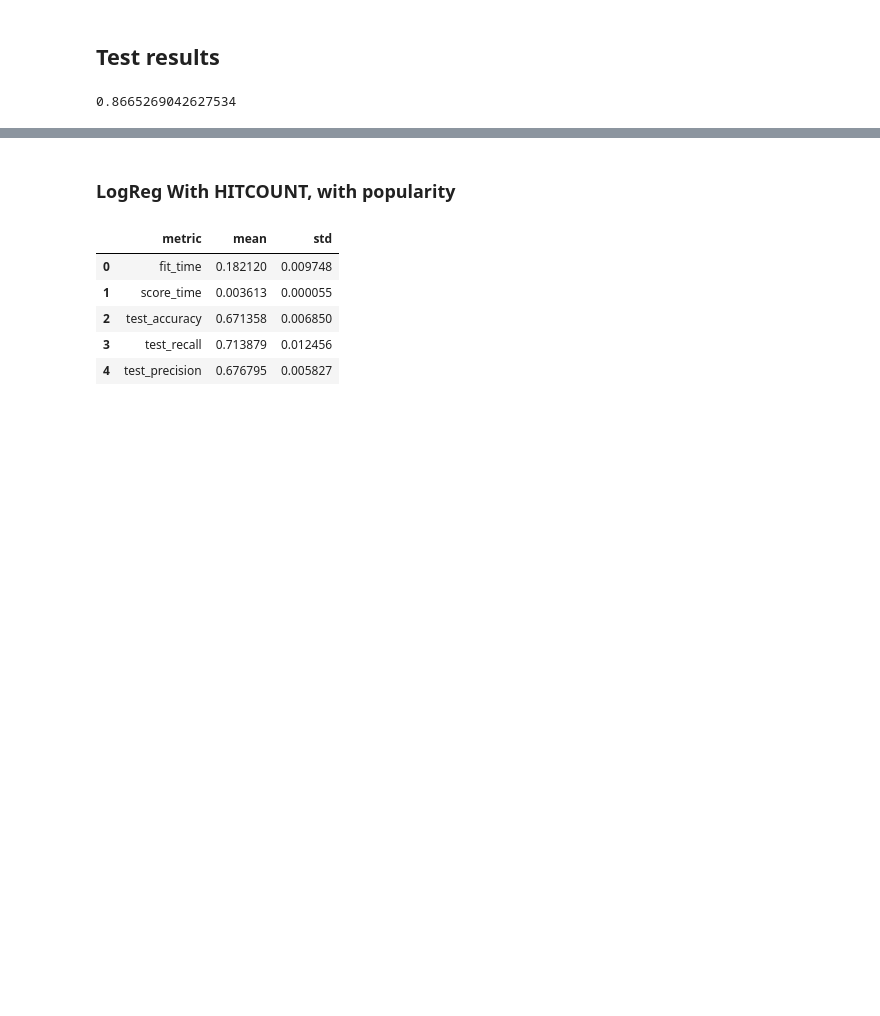
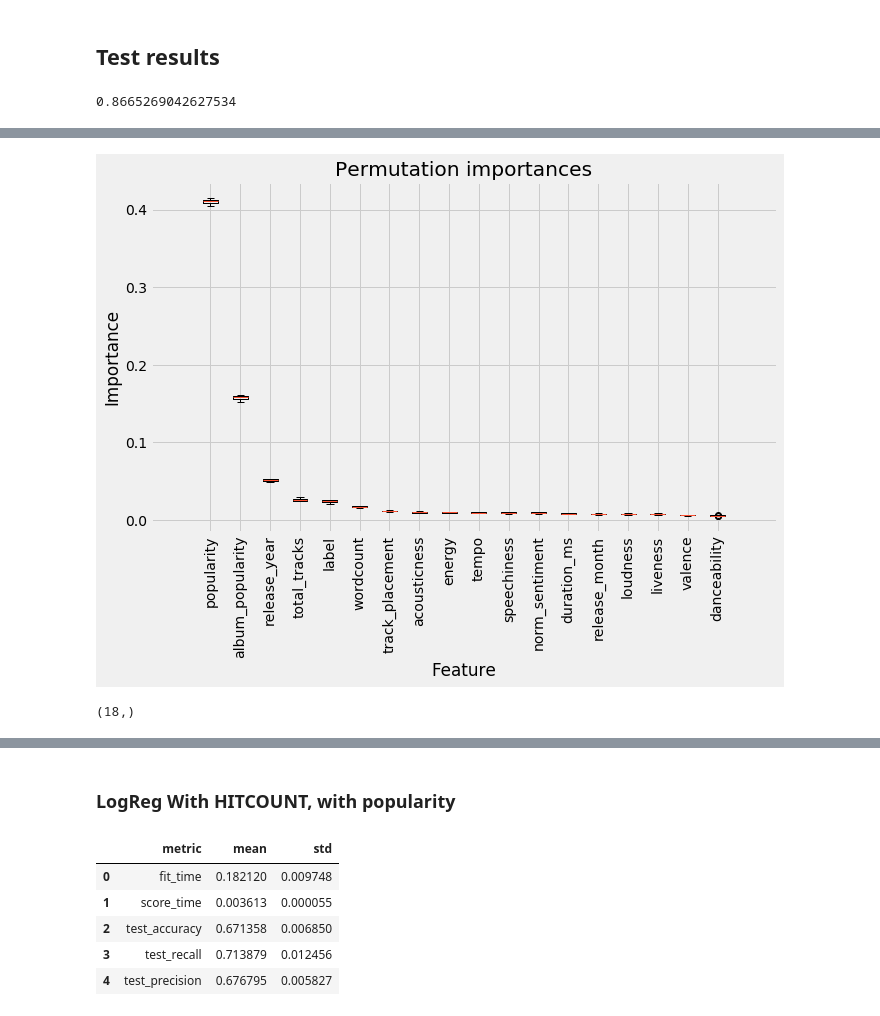
Before and after one commit to Greenford/billboard, a Jupyter notebook: models.ipynb, the cells around one changed output, grey strips where cells are left out. Drawn from its saved outputs; the diff is of its cells as text; code cells hidden in the pictures; blank space fills up the shorter version.

```diff
--- a/models.ipynb
+++ b/models.ipynb
@@ -363,0 +402,8 @@ best1.score(X_test, y_test)
+# %%
+models.plot_perm_importances(model, X_train, y_train, np.inf, df.columns)
+# %% [output]
+[figure, added]
+# %%
+df.columns.shape
+# %% [output]
+(18,)
```
Also changed, not shown: parts of 34 cells of this notebook, 7 other files.
